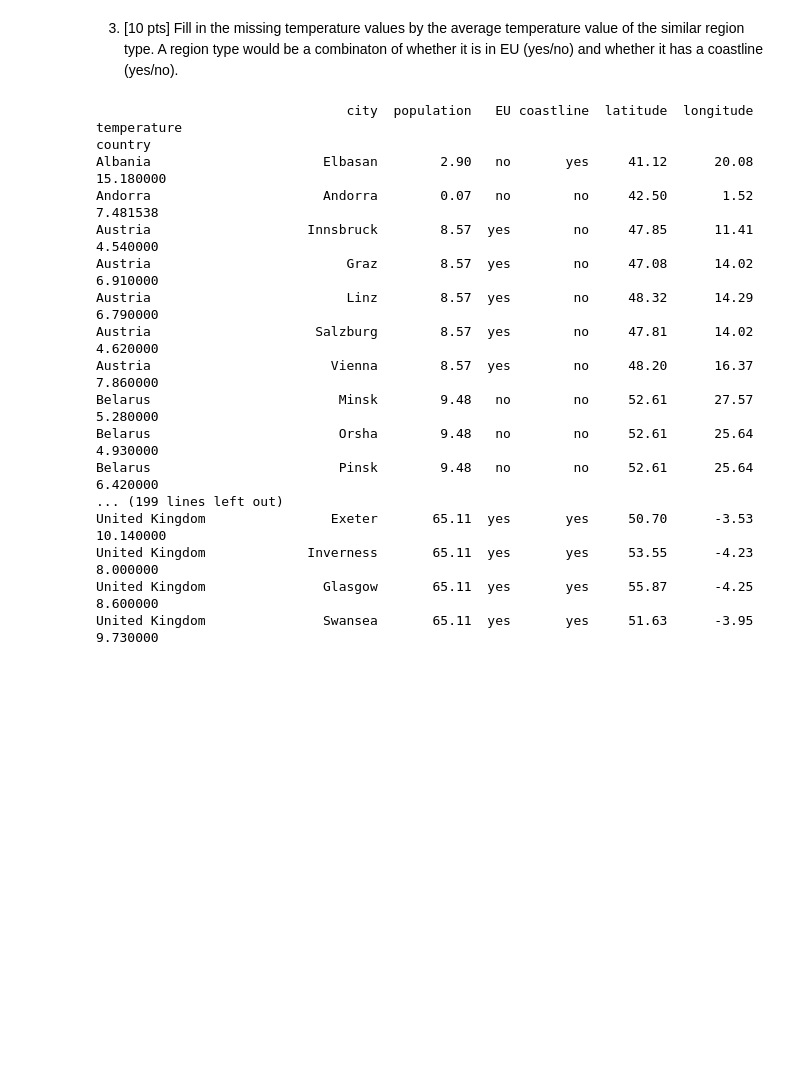
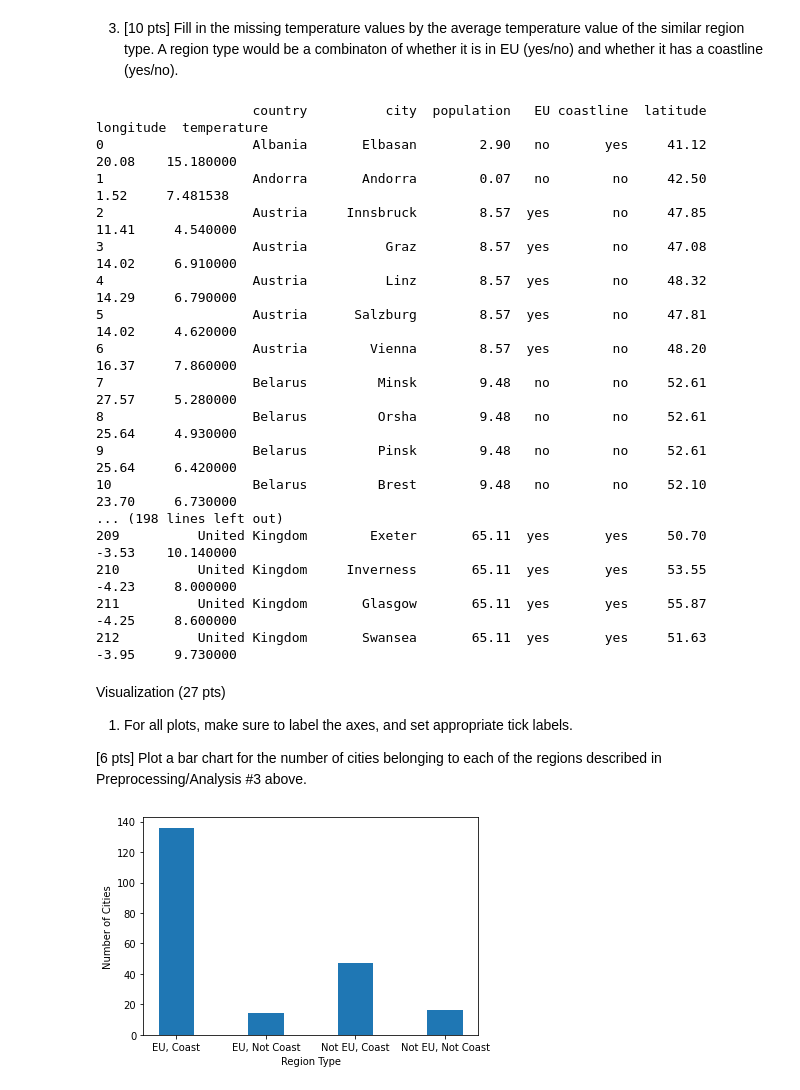
Before and after one commit to djwong23/CS210Asst3, a Jupyter notebook: eucities_temps.ipynb, the cells around one changed output. Cells and saved outputs as stored; diff of their text form; code cells hidden in the pictures; blank space fills up the shorter version.

Commit message:
visualization 1-3 done

```diff
--- a/eucities_temps.ipynb
+++ b/eucities_temps.ipynb
@@ -15,8 +15,8 @@ eucities = pd.read_csv(open("EuCitiesTemperatures.csv"))
 eucountries = eucities.groupby('country')
 avgs = (eucities.groupby('country').sum()/eucities.groupby('country').count()).round(2)
 avgs = avgs[['latitude', 'longitude']]
-eucities = eucities.set_index('country').fillna(avgs)
-print(eucities.reset_index())
+eucities = eucities.set_index('country').fillna(avgs).reset_index()
+print(eucities)
 # %% [output]
                     country          city  population   EU coastline  latitude  longitude  temperature
 0                   Albania       Elbasan        2.90   no       yes     41.12      20.08        15.18
@@ -63,20 +63,35 @@ eucities.loc[(eucities['EU'] == 'yes') & (eucities['coastline'] == 'no') & (pd.i
 eucities.loc[(eucities['EU'] == 'no') & (eucities['coastline'] == 'no') & (pd.isna(eucities['temperature'])), 'temperature'] = noteu_notcoast_avg
 print(eucities)
 # %% [output]
-                                city  population   EU coastline  latitude  longitude  temperature
-country
-Albania                      Elbasan        2.90   no       yes     41.12      20.08    15.180000
-Andorra                      Andorra        0.07   no        no     42.50       1.52     7.481538
-Austria                    Innsbruck        8.57  yes        no     47.85      11.41     4.540000
-Austria                         Graz        8.57  yes        no     47.08      14.02     6.910000
-Austria                         Linz        8.57  yes        no     48.32      14.29     6.790000
-Austria                     Salzburg        8.57  yes        no     47.81      14.02     4.620000
-Austria                       Vienna        8.57  yes        no     48.20      16.37     7.860000
-Belarus                        Minsk        9.48   no        no     52.61      27.57     5.280000
-Belarus                        Orsha        9.48   no        no     52.61      25.64     4.930000
-Belarus                        Pinsk        9.48   no        no     52.61      25.64     6.420000
-... (199 lines left out)
-United Kingdom                Exeter       65.11  yes       yes     50.70      -3.53    10.140000
-United Kingdom             Inverness       65.11  yes       yes     53.55      -4.23     8.000000
-United Kingdom               Glasgow       65.11  yes       yes     55.87      -4.25     8.600000
-United Kingdom               Swansea       65.11  yes       yes     51.63      -3.95     9.730000
+                    country          city  population   EU coastline  latitude  longitude  temperature
+0                   Albania       Elbasan        2.90   no       yes     41.12      20.08    15.180000
+1                   Andorra       Andorra        0.07   no        no     42.50       1.52     7.481538
+2                   Austria     Innsbruck        8.57  yes        no     47.85      11.41     4.540000
+3                   Austria          Graz        8.57  yes        no     47.08      14.02     6.910000
+4                   Austria          Linz        8.57  yes        no     48.32      14.29     6.790000
+5                   Austria      Salzburg        8.57  yes        no     47.81      14.02     4.620000
+6                   Austria        Vienna        8.57  yes        no     48.20      16.37     7.860000
+7                   Belarus         Minsk        9.48   no        no     52.61      27.57     5.280000
+8                   Belarus         Orsha        9.48   no        no     52.61      25.64     4.930000
+9                   Belarus         Pinsk        9.48   no        no     52.61      25.64     6.420000
+10                  Belarus         Brest        9.48   no        no     52.10      23.70     6.730000
+... (198 lines left out)
+209          United Kingdom        Exeter       65.11  yes       yes     50.70      -3.53    10.140000
+210          United Kingdom     Inverness       65.11  yes       yes     53.55      -4.23     8.000000
+211          United Kingdom       Glasgow       65.11  yes       yes     55.87      -4.25     8.600000
+212          United Kingdom       Swansea       65.11  yes       yes     51.63      -3.95     9.730000
+# %% [markdown]
+Visualization (27 pts)
+1. For all plots, make sure to label the axes, and set appropriate tick labels.
+
+[6 pts] Plot a bar chart for the number of cities belonging to each of the regions described in Preprocessing/Analysis #3 above.
+# %%
+from matplotlib import pyplot as plt
+names = ['EU, Coast', 'EU, Not Coast', 'Not EU, Coast', 'Not EU, Not Coast']
+values = [len(eu_coast), len(eu_notcoast), len(noteu_coast), len(noteu_notcoast)]
+plt.xlabel('Region Type')
+plt.ylabel('Number of Cities')
+plt.bar(names, values, width=.4)
+plt.show()
+# %% [output]
+[figure, added]
```
Also changed, not shown: parts of 5 cells of this notebook.
